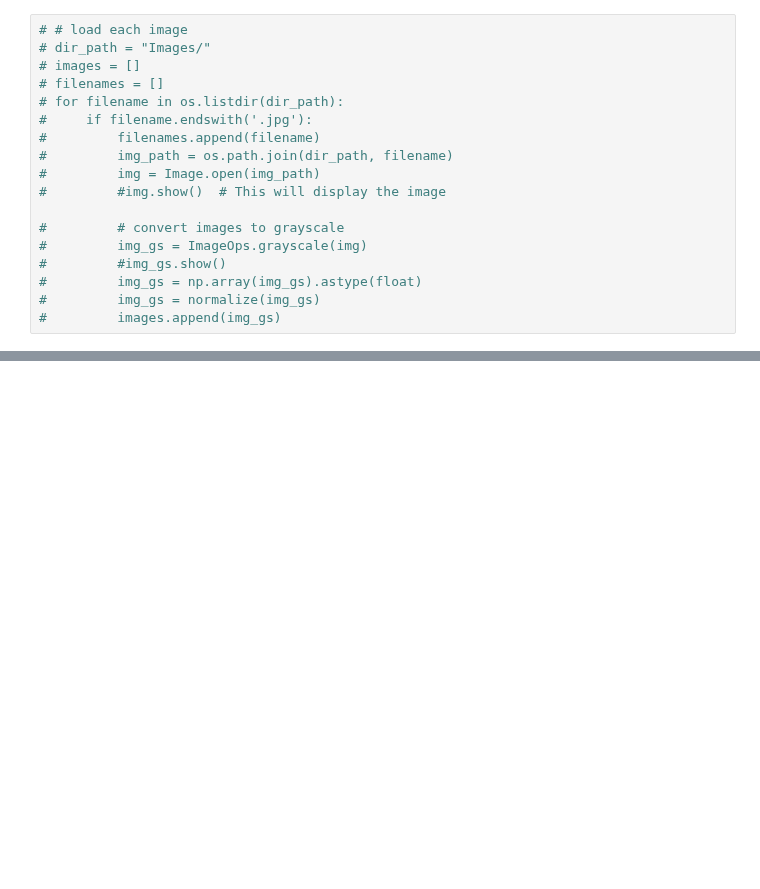
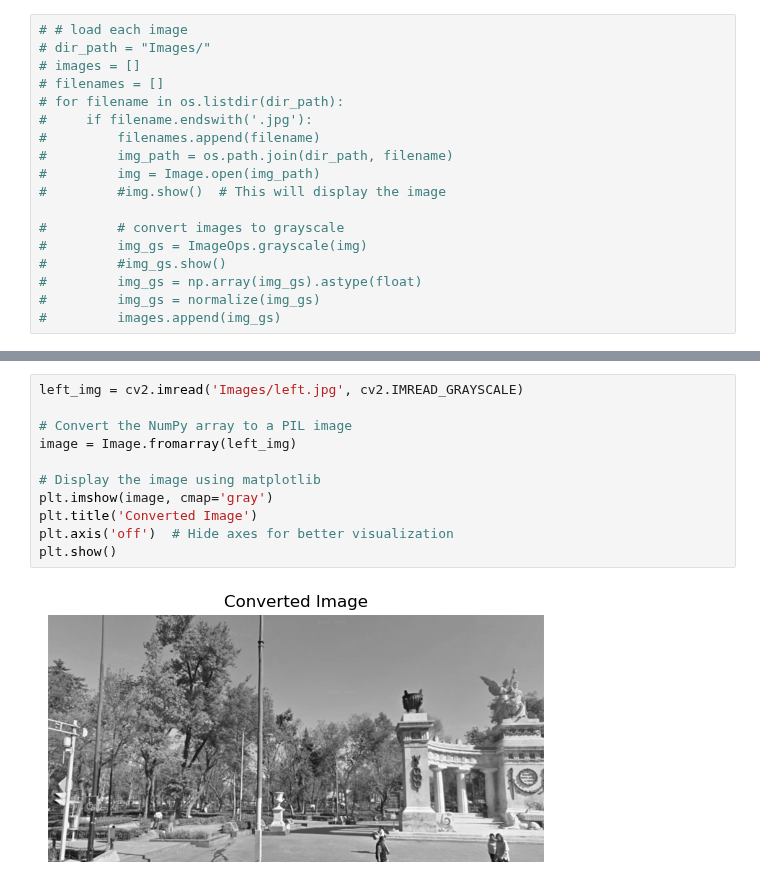
Before and after one commit to noelmrowiec/CS543, a Jupyter notebook: MP3-Image Stitch/mrowiec3_a3_p1.ipynb, the cells around one changed output, grey strips where cells are left out. Cells and saved outputs as stored; diff of their text form; blank space fills up the shorter version.

```diff
--- a/MP3-Image Stitch/mrowiec3_a3_p1.ipynb
+++ b/MP3-Image Stitch/mrowiec3_a3_p1.ipynb
@@ -221,0 +312,13 @@ Distances:
+# %%
+left_img = cv2.imread('Images/left.jpg', cv2.IMREAD_GRAYSCALE)
+
+# Convert the NumPy array to a PIL image
+image = Image.fromarray(left_img)
+
+# Display the image using matplotlib
+plt.imshow(image, cmap='gray')
+plt.title('Converted Image')
+plt.axis('off')  # Hide axes for better visualization
+plt.show()
+# %% [output]
+[figure, added]
```
Also changed, not shown: parts of 15 cells of this notebook, 10 other files.
